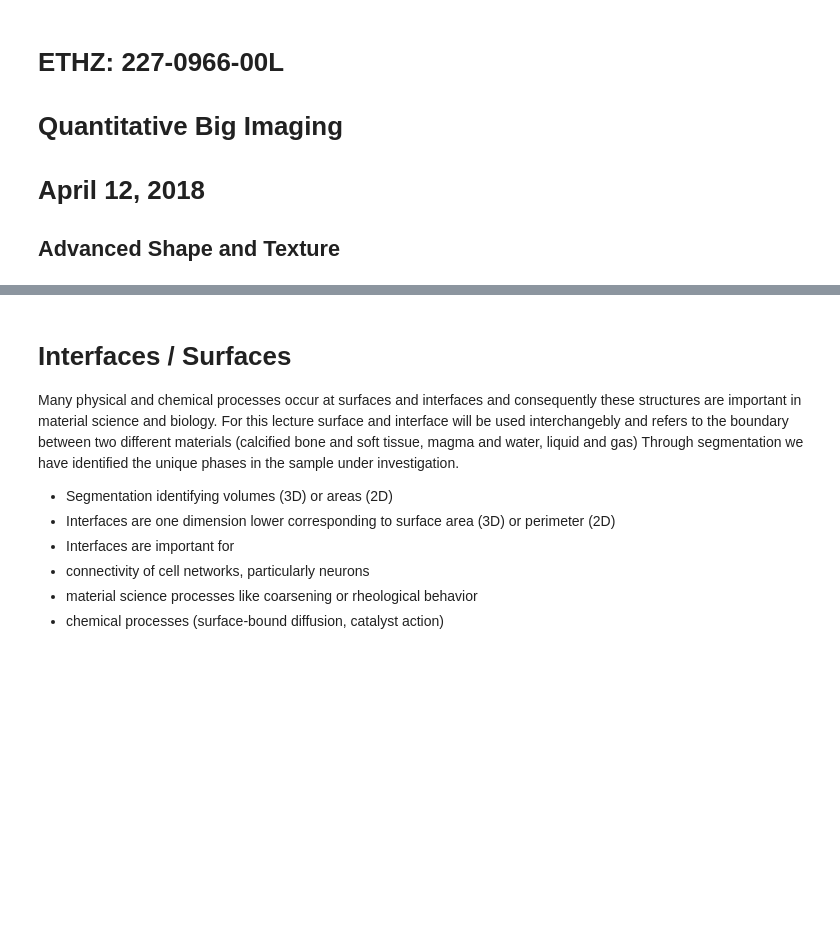
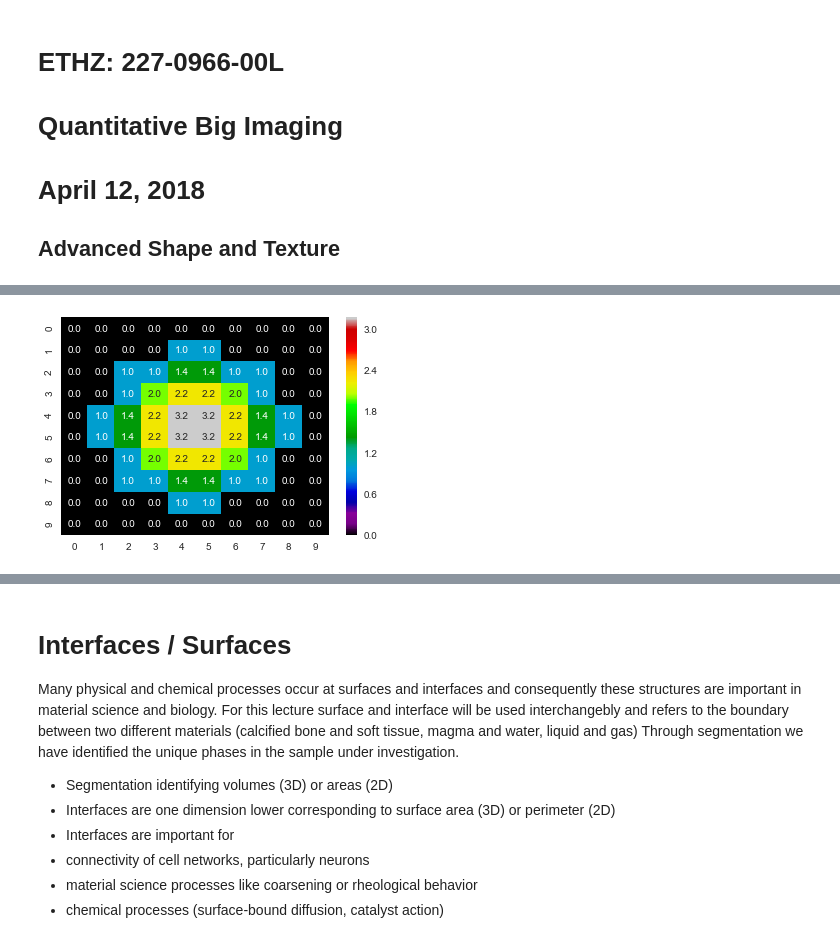
Before and after one commit to kmader/Quantitative-Big-Imaging-2018, a Jupyter notebook: Lectures/07-AdvancedShapeAndTexture.ipynb, the cells around one changed output, grey strips where cells are left out. Saved outputs shown, nothing was run; the diff lists cells and outputs as text; code cells hidden in the pictures; blank space fills up the shorter version.

```diff
--- a/Lectures/07-AdvancedShapeAndTexture.ipynb
+++ b/Lectures/07-AdvancedShapeAndTexture.ipynb
@@ -34,0 +110,6 @@ Literature / Useful References
+# %%
+dmap = ndimage.distance_transform_edt(img_bw)
+sns.heatmap(dmap, annot=True,
+            fmt="2.1f", cmap='nipy_spectral')
+# %% [output]
+[figure, added]
```
Also changed, not shown: parts of 36 cells of this notebook, 15 other files.
